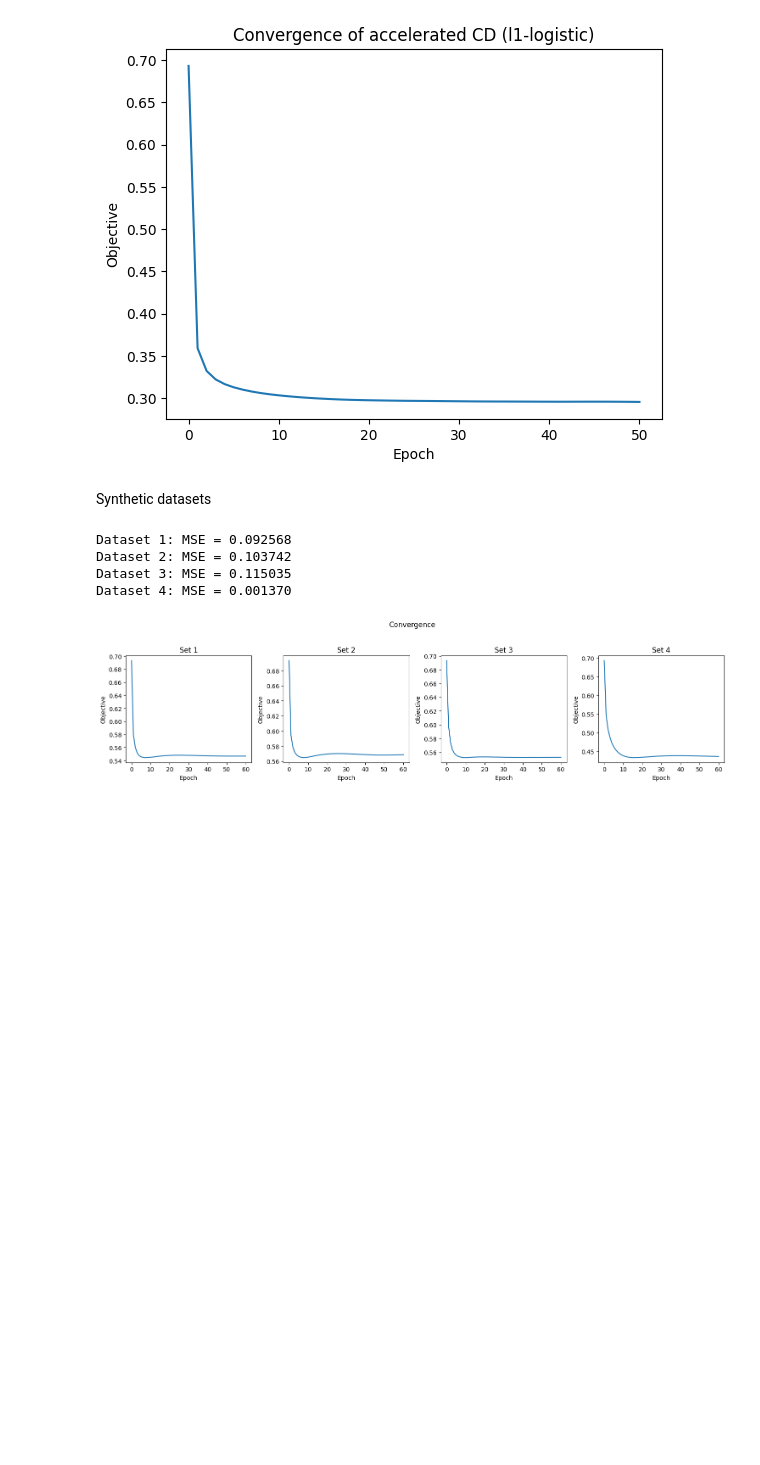
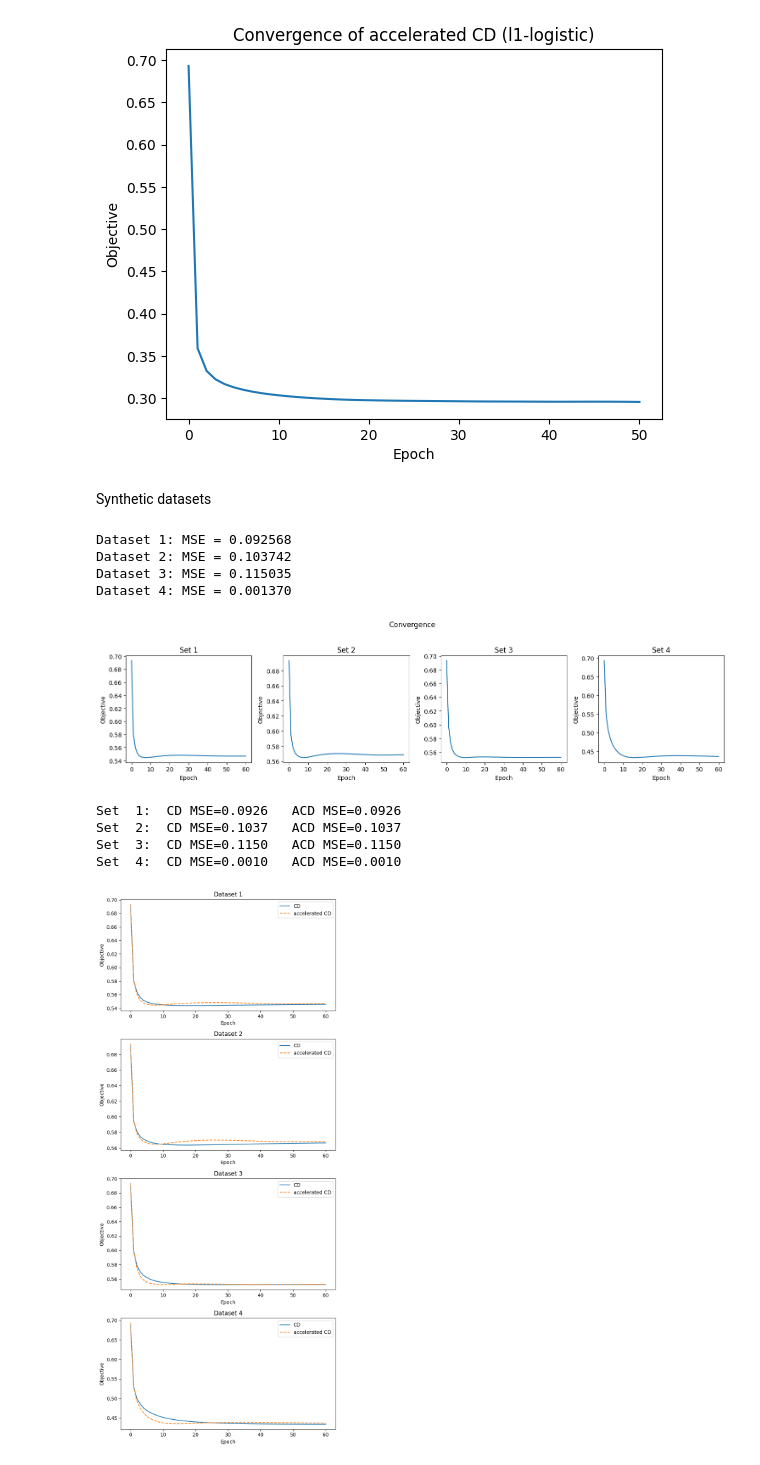
Before and after one commit to KarolinaMaczka/optymalizacja, a Jupyter notebook: cd.ipynb, the cells around one changed output. Cells and saved outputs as stored; diff of their text form; code cells hidden in the pictures; blank space fills up the shorter version.

```diff
--- a/cd.ipynb
+++ b/cd.ipynb
@@ -214,3 +265,45 @@ Dataset 2: MSE = 0.103742
 Dataset 3: MSE = 0.115035
 Dataset 4: MSE = 0.001370
 [figure]
+# %%
+configs = [
+    dict(n_samples=1000, n_features=500,  n_informative=20,  n_redundant=50,
+         flip_y=0.15, class_sep=0.5, random_state=0),
+    dict(n_samples=1500, n_features=1000, n_informative=30,  n_redundant=300,
+         flip_y=0.25, class_sep=0.3, random_state=1),
+    dict(n_samples= 800, n_features=400,  n_informative=10,  n_redundant=50,
+         n_clusters_per_class=2, flip_y=0.30, class_sep=0.2, random_state=2),
+    dict(n_samples= 450, n_features=400,  n_informative=10,  n_redundant=50,
+         n_clusters_per_class=2, flip_y=0.40, class_sep=0.1, random_state=3)
+]
+from sklearn.datasets import make_classification
+
+lam, epochs = 5e-4, 60
+fig, axes = plt.subplots(len(configs), 1, figsize=(7, 4*len(configs)))
+
+for idx, cfg in enumerate(configs):
+    X, y = make_classification(**cfg)
+    X = StandardScaler().fit_transform(X); y = y.astype(float)
+
+    w, hist_plain = cd_logreg_l1 (X, y, lam, epochs, seed=idx)
+    w, hist_acc   = acd_logreg_l1(X, y, lam, epochs, seed=idx)
+
+    mse_plain = mean_squared_error(y, sigmoid(X @ w))
+    mse_acc   = mean_squared_error(y, sigmoid(X @ w))
+    print(f"Set {idx+1:>2}:  CD MSE={mse_plain:.4f}   ACD MSE={mse_acc:.4f}")
+
+    ax = axes[idx]
+    ax.plot(hist_plain, label="CD")
+    ax.plot(hist_acc,   label="accelerated CD", ls="--")
+    ax.set_title(f"Dataset {idx+1}")
+    ax.set_xlabel("Epoch"); ax.set_ylabel("Objective")
+    ax.legend()
+
+plt.tight_layout()
+plt.show()
+# %% [output]
+Set  1:  CD MSE=0.0926   ACD MSE=0.0926
+Set  2:  CD MSE=0.1037   ACD MSE=0.1037
+Set  3:  CD MSE=0.1150   ACD MSE=0.1150
+Set  4:  CD MSE=0.0010   ACD MSE=0.0010
+[figure, added]
```
Also changed, not shown: parts of 2 cells of this notebook.
